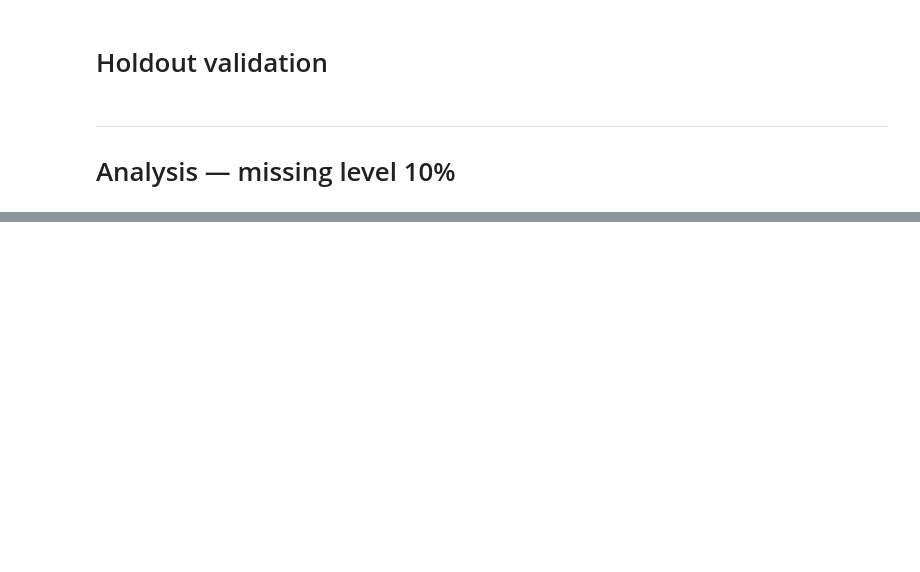
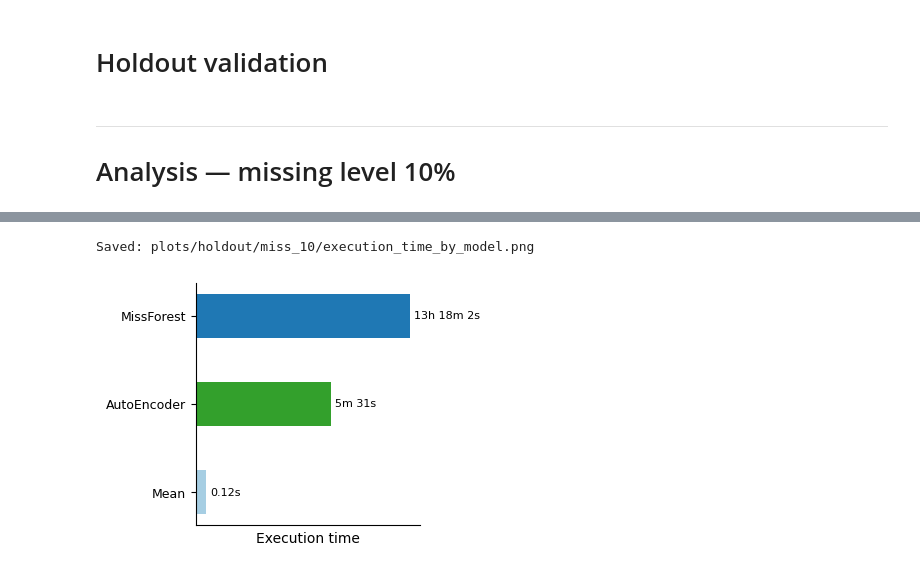
Before and after one commit to QuantitativeBiology/GainPro, a Jupyter notebook: analysis/post_model/holdout.ipynb, the cells around one changed output, grey strips where cells are left out. Saved outputs shown, nothing was run; the diff lists cells and outputs as text; code cells hidden in the pictures; blank space fills up the shorter version.

```diff
--- a/analysis/post_model/holdout.ipynb
+++ b/analysis/post_model/holdout.ipynb
@@ -114,6 +118,24 @@ def collect_metrics(model_dir: Path, model_name: str) -> list[dict]:
             "missing_level": miss_level,
         })
     return rows
+# %%
+def collect_execution_time(model_dir: Path, model_name: str) -> list[dict]:
+    """Collect execution time from `metadata.csv` for each run."""
+    rows = []
+    miss_level = extract_miss_level(model_dir)
+
+    for run_dir in model_dir.iterdir():
+        if not run_dir.is_dir():
+            continue
+        metadata_path = run_dir / "evaluation" / "holdout"/ "metadata.csv"
+        if not metadata_path.exists():
+            continue
+        metadata = pd.read_csv(metadata_path)
+        rows.append({
+            "model": model_name,
+            "execution_time": metadata["duration(s)"].item(),
+        })
+    return rows
 # %%
 def build_predictions(**kwargs) -> pd.DataFrame:
     """Aggregate predictions (only artificial missing entries) from all models into a single DataFrame."""
@@ -129,7 +151,6 @@ def build_tissue_predictions(**kwargs) -> pd.DataFrame:
     configs = _get_model_configs_from_dict(kwargs)
     for folder, name in configs:
         rows.extend(collect_tissue_predictions(model_dir=folder, model_name=name))
-
     return _add_model_markers(pd.DataFrame(rows))
 
 def build_performance(**kwargs) -> pd.DataFrame:
@@ -138,7 +159,14 @@ def build_performance(**kwargs) -> pd.DataFrame:
     configs = _get_model_configs_from_dict(kwargs)
     for folder, name in configs:
         rows.extend(collect_metrics(model_dir=folder, model_name=name))
+    return _add_model_markers(pd.DataFrame(rows))
 
+def build_execution_time(**kwargs) -> pd.DataFrame:
+    """Aggregate execution time from all models into a single DataFrame."""
+    rows = []
+    configs = _get_model_configs_from_dict(kwargs)
+    for folder, name in configs:
+        rows.extend(collect_execution_time(model_dir=folder, model_name=name))
     return _add_model_markers(pd.DataFrame(rows))
 # %% [markdown]
 ---
@@ -216,0 +237,7 @@ Saved: plots/holdout/miss_10/rmse_by_model_miss10.png
+# %%
+execution_time_df = build_execution_time(**kwargs)
+# %%
+plot_execution_time(df=execution_time_df, plot_dir=plot_dir, figsize=(4,3))
+# %% [output]
+Saved: plots/holdout/miss_10/execution_time_by_model.png
+[figure, added]
```
Also changed, not shown: parts of 4 cells of this notebook, 1 other file.
